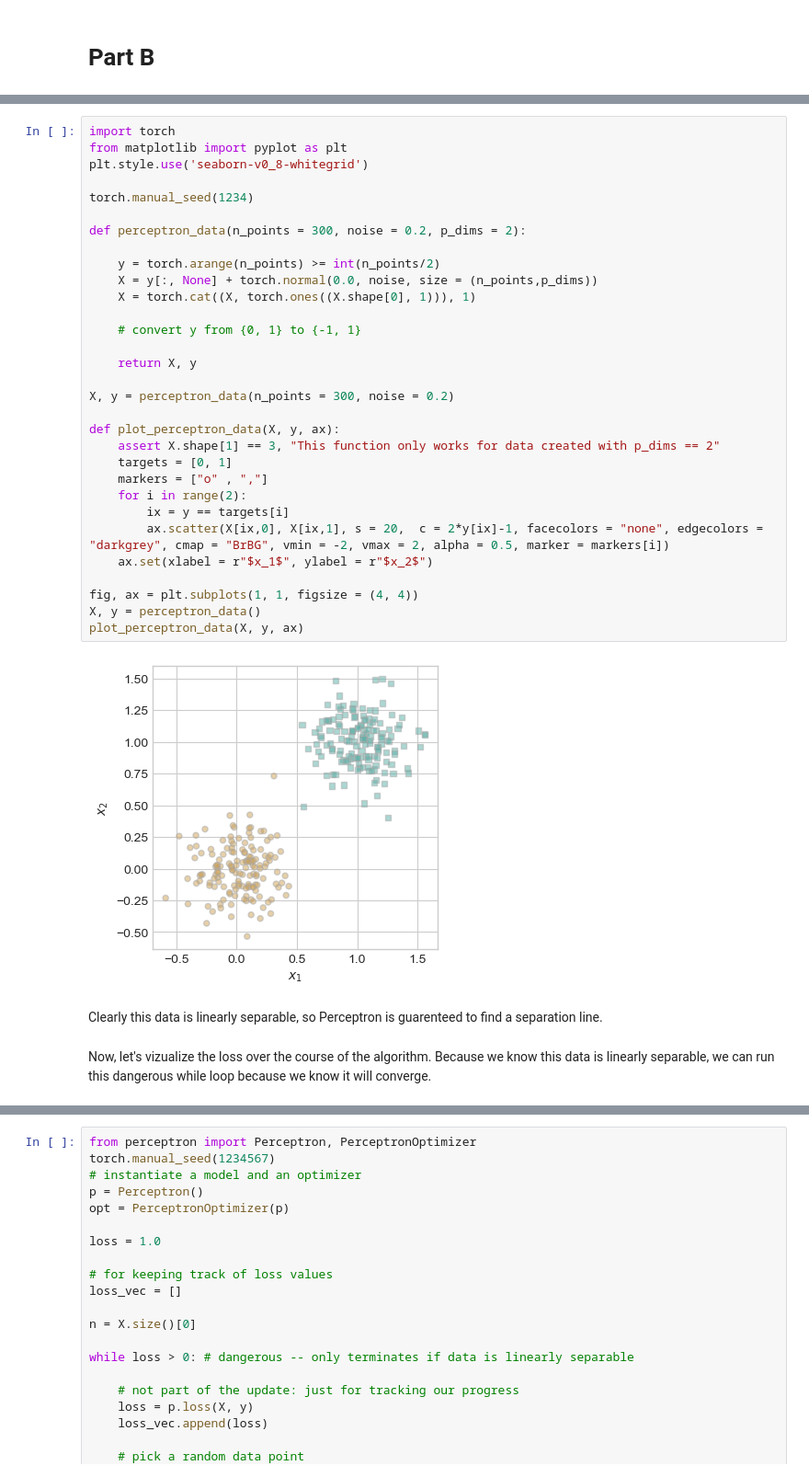
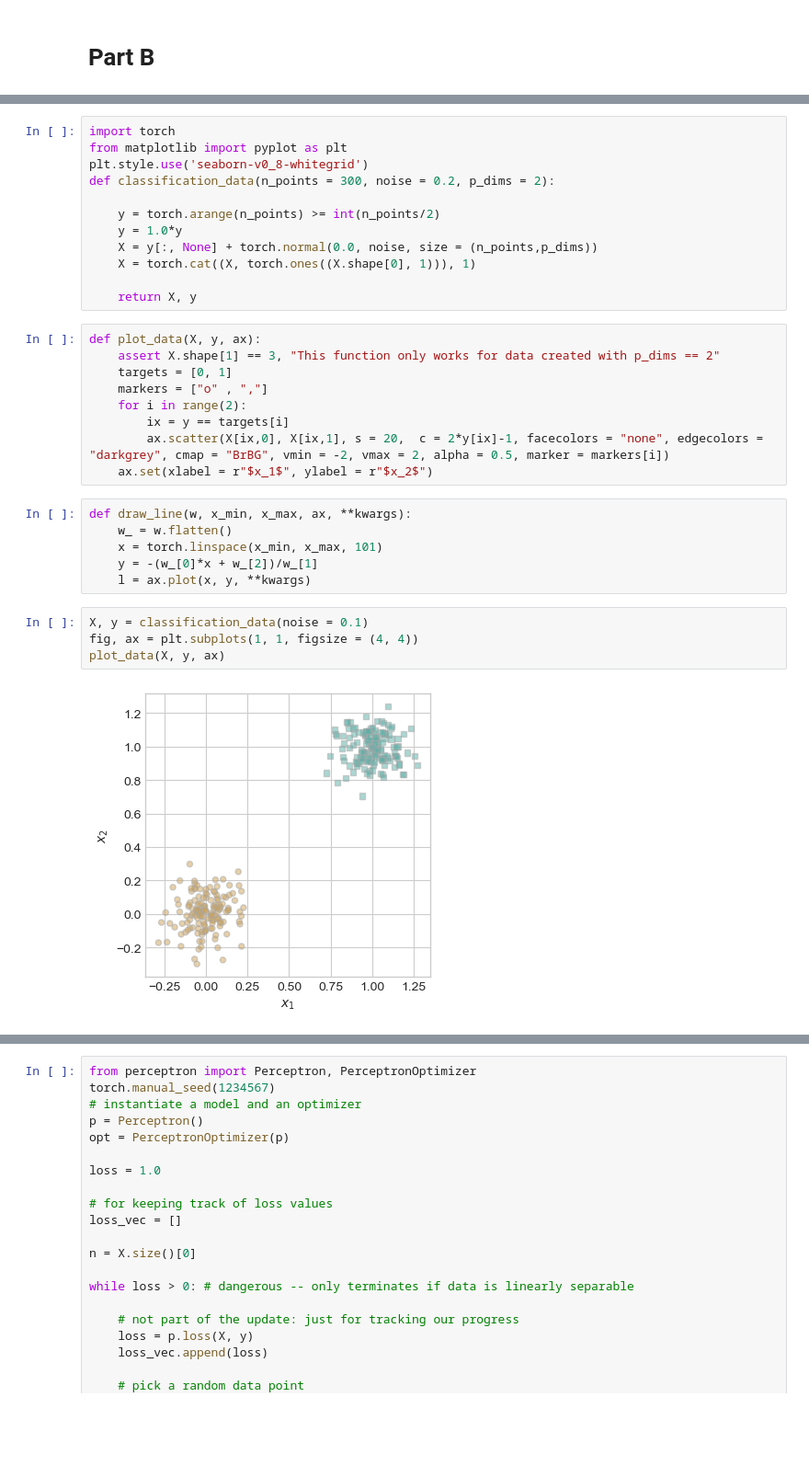
Before and after one commit to jacksonbhanson7/jacksonbhanson7.github.io, a Jupyter notebook: posts/Implementing Logistic Regression/index.ipynb, the cells around one changed output, grey strips where cells are left out. Shown: that part at 92% size. Cells and saved outputs as stored; diff of their text form; blank space fills up the shorter version.

```diff
--- a/posts/Implementing Logistic Regression/index.ipynb
+++ b/posts/Implementing Logistic Regression/index.ipynb
@@ -26,23 +26,17 @@ First, let's generate and vizualize some linearly separable data in 2d. We can u
+# %%
+import torch
+from matplotlib import pyplot as plt
+plt.style.use('seaborn-v0_8-whitegrid')
+def classification_data(n_points = 300, noise = 0.2, p_dims = 2):
+
+    y = torch.arange(n_points) >= int(n_points/2)
+    y = 1.0*y
+    X = y[:, None] + torch.normal(0.0, noise, size = (n_points,p_dims))
+    X = torch.cat((X, torch.ones((X.shape[0], 1))), 1)
+
+    return X, y
 # %%
-import torch
-from matplotlib import pyplot as plt
-plt.style.use('seaborn-v0_8-whitegrid')
-
-torch.manual_seed(1234)
-
-def perceptron_data(n_points = 300, noise = 0.2, p_dims = 2):
-
-    y = torch.arange(n_points) >= int(n_points/2)
-    X = y[:, None] + torch.normal(0.0, noise, size = (n_points,p_dims))
-    X = torch.cat((X, torch.ones((X.shape[0], 1))), 1)
-
-    # convert y from {0, 1} to {-1, 1}
-
-    return X, y
-
-X, y = perceptron_data(n_points = 300, noise = 0.2)
-
-def plot_perceptron_data(X, y, ax):
+def plot_data(X, y, ax):
     assert X.shape[1] == 3, "This function only works for data created with p_dims == 2"
     targets = [0, 1]
     markers = ["o" , ","]
@@ -50,13 +44,15 @@ def plot_perceptron_data(X, y, ax):
         ix = y == targets[i]
         ax.scatter(X[ix,0], X[ix,1], s = 20,  c = 2*y[ix]-1, facecolors = "none", edgecolors = "darkgrey", cmap = "BrBG", vmin = -2, vmax = 2, alpha = 0.5, marker = markers[i])
     ax.set(xlabel = r"$x_1$", ylabel = r"$x_2$")
-
-fig, ax = plt.subplots(1, 1, figsize = (4, 4))
-X, y = perceptron_data()
-plot_perceptron_data(X, y, ax)
-# %% [output]
-[figure, removed]
-# %% [markdown]
-Clearly this data is linearly separable, so Perceptron is guarenteed to find a separation line.
-# %% [markdown]
-Now, let's vizualize the loss over the course of the algorithm. Because we know this data is linearly separable, we can run this dangerous while loop because we know it will converge.
+# %%
+def draw_line(w, x_min, x_max, ax, **kwargs):
+    w_ = w.flatten()
+    x = torch.linspace(x_min, x_max, 101)
+    y = -(w_[0]*x + w_[2])/w_[1]
+    l = ax.plot(x, y, **kwargs)
+# %%
+X, y = classification_data(noise = 0.1)
+fig, ax = plt.subplots(1, 1, figsize = (4, 4))
+plot_data(X, y, ax)
+# %% [output]
+[figure, added]
```
Also changed, not shown: parts of 20 cells of this notebook.
